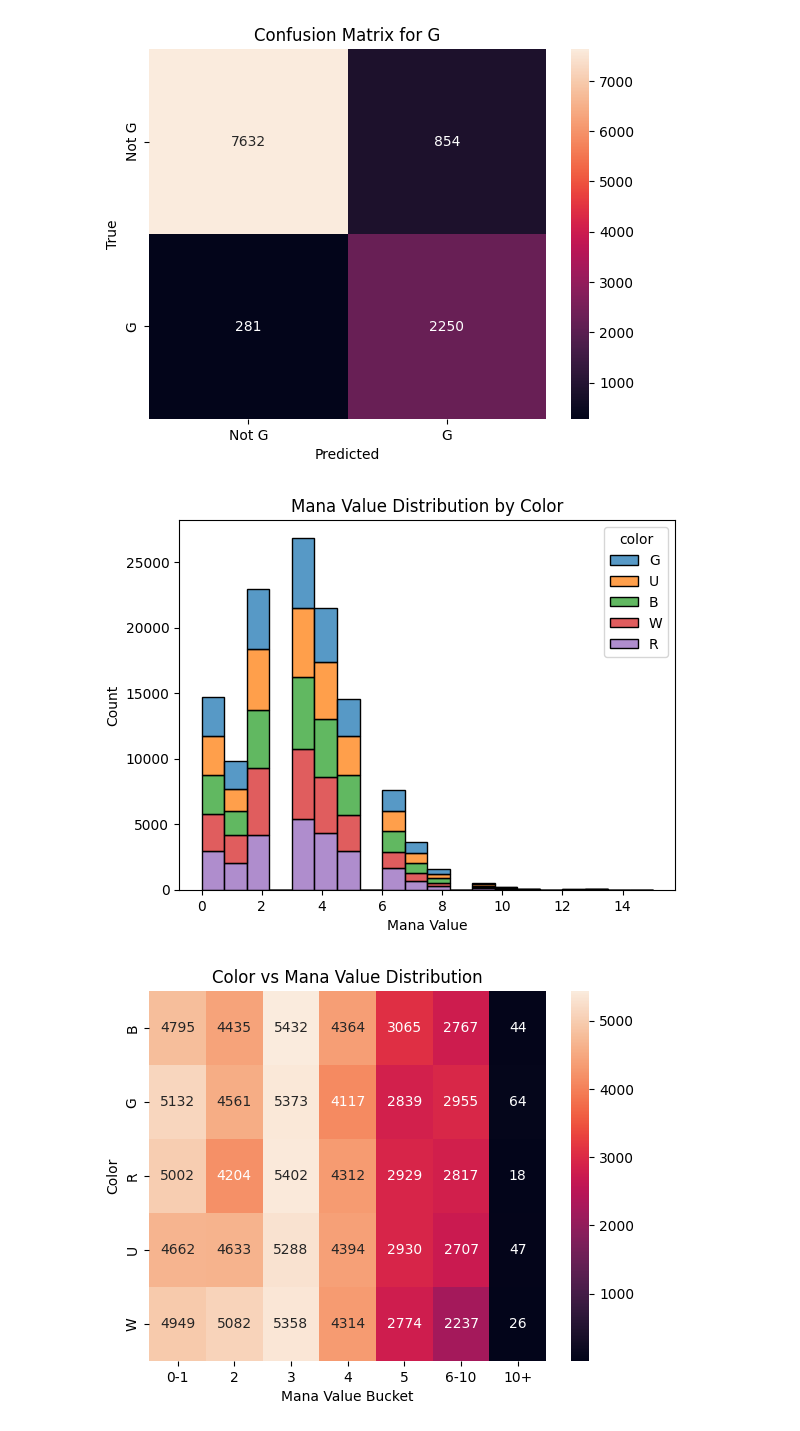
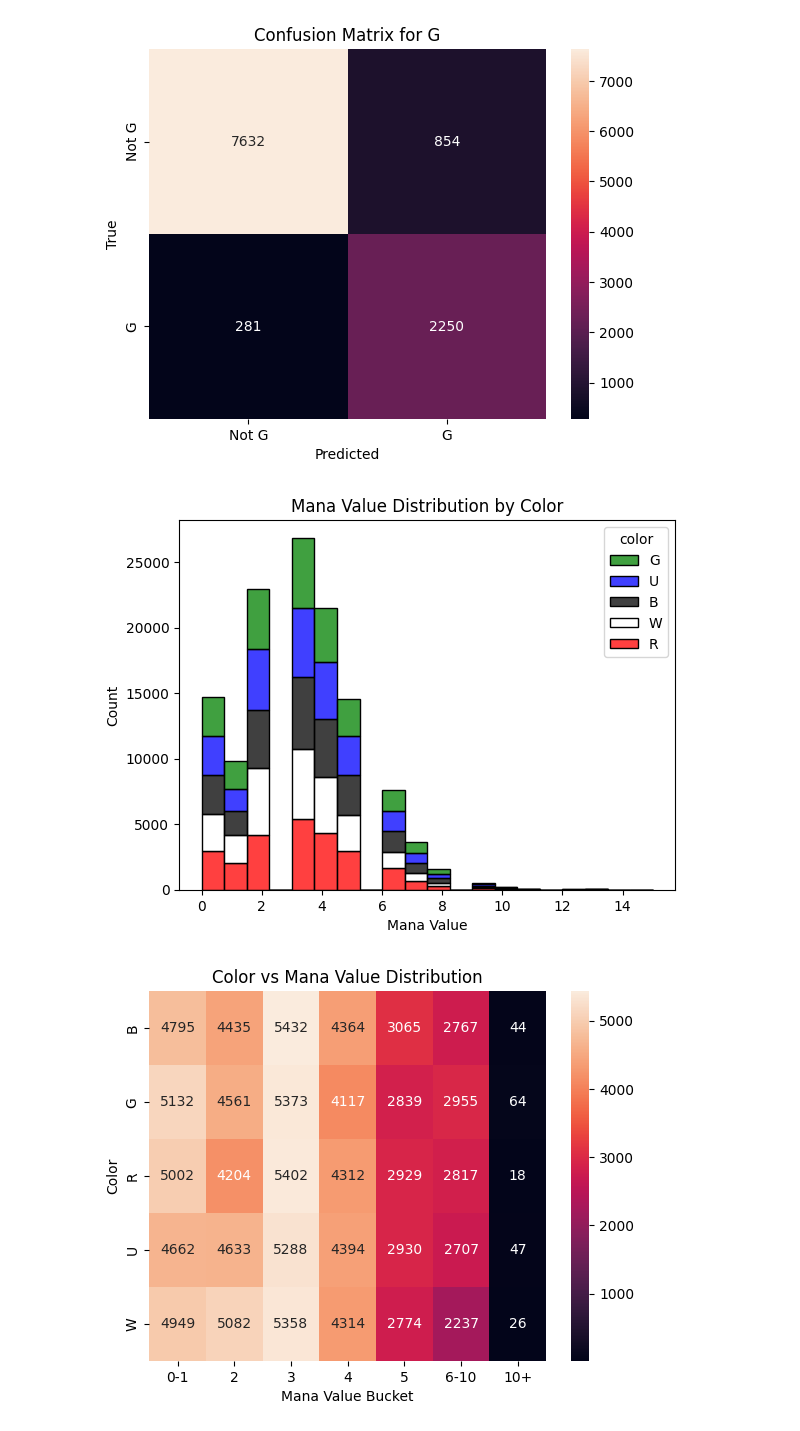
Before and after one commit to Sam-Brad/CS506-Project, a Jupyter notebook: code.ipynb, the cells around one changed output. Cells and saved outputs as stored; diff of their text form; code cells hidden in the pictures.

```diff
--- a/code.ipynb
+++ b/code.ipynb
@@ -148,6 +141,7 @@ F1 score = 0.7971715415965758
 [figure]
 [figure]
 # %%
+# PLOT 1 (mana cost per colour distribution)
 rows = []
 for _, row in df.iterrows():
     for c in row["colors"]:
@@ -155,48 +149,70 @@ for _, row in df.iterrows():
             "color": c,
             "manaValue": row["manaValue"]
         })
-
 df_expanded = pd.DataFrame(rows)
-
-# colour distribution
+# maps colour to the correct visual
+colour_map = {
+    "R": "red",
+    "G": "green",
+    "B": "black",
+    "W": "white",
+    "U": "blue"
+}
 plt.figure()
 sns.histplot(
     data=df_expanded,
     x="manaValue",
     hue="color",
     bins=20,
-    multiple="stack"
+    multiple="stack",
+    palette=colour_map
 )
-
 plt.title("Mana Value Distribution by Color")
 plt.xlabel("Mana Value")
 plt.ylabel("Count")
 plt.show()
 
 
-
-
-
-
-# classify colour values
+# PLOT 2 (mana cost heatmap)
 df_expanded["mana_bucket"] = pd.cut(
     df_expanded["manaValue"],
     bins=[-1,1,2,3,4,5,10,100],
     labels=["0-1","2","3","4","5","6-10","10+"]
 )
-
 pivot = pd.crosstab(
     df_expanded["color"],
     df_expanded["mana_bucket"]
 )
-
 plt.figure()
 sns.heatmap(pivot, annot=True, fmt="d")
-
 plt.title("Color vs Mana Value Distribution")
 plt.xlabel("Mana Value Bucket")
 plt.ylabel("Color")
 plt.show()
+
+
+# PLOT 3 (Mana colour groupings)
+colors = ['W','U','B','R','G']
+co_matrix = pd.DataFrame(0, index=colors, columns=colors)
+for card_colors in df["colors"]:
+    for c1 in card_colors:
+        for c2 in card_colors:
+            co_matrix.loc[c1, c2] += 1
+plt.figure()
+sns.heatmap(co_matrix, annot=True, fmt="d", cmap="Blues")
+plt.title("Color Co-occurrence Matrix")
+plt.xlabel("Color")
+plt.ylabel("Color")
+plt.show()
+
+#Plot 4 (Common words per colour)
+feature_names = tfidf.get_feature_names_out()
+
+for i, color in enumerate(['W','U','B','R','G']):
+    coef = model.estimators_[i].coef_[0]
+    top_idx = np.argsort(coef)[-10:]
+    print(f"\nTop words for {color}:")
+    print([feature_names[j] for j in top_idx])
 # %% [output]
-[figure, old version]
+[figure, new version]
 [figure]
```
Also changed, not shown: parts of 4 cells of this notebook, 2 other files.
